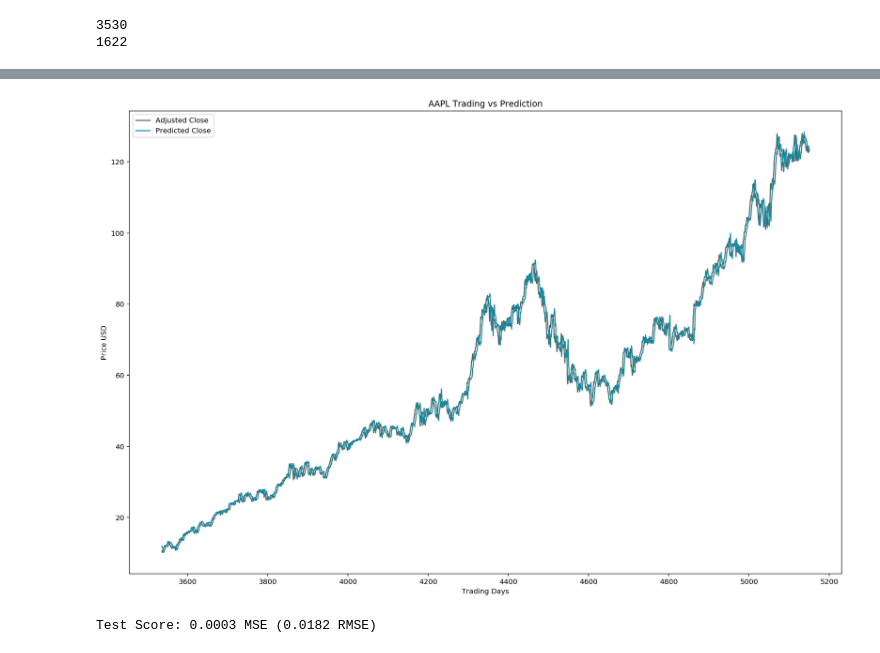
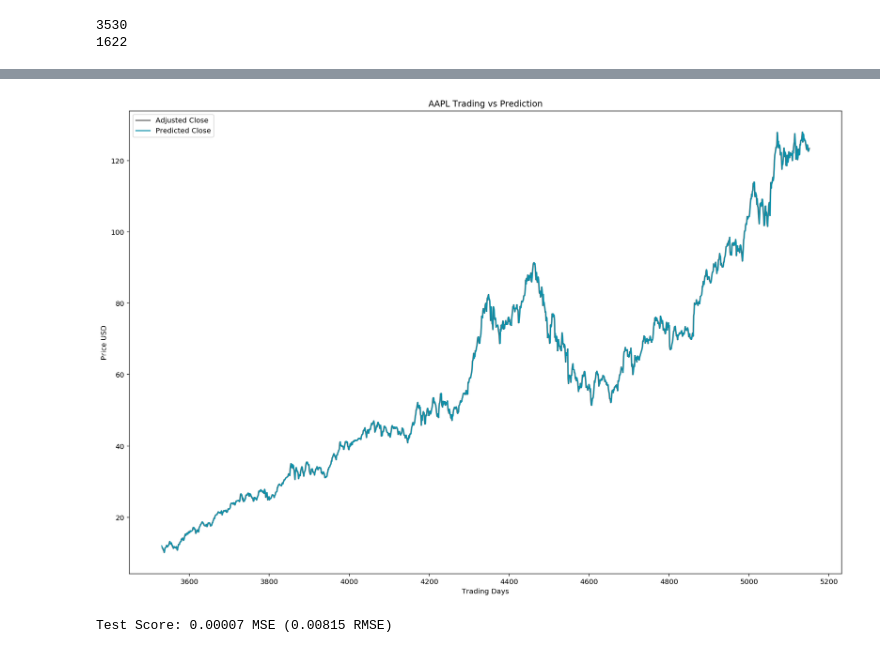
Before and after one commit to gilakos/machine-learning, a Jupyter notebook: projects/capstone/Study03-DeepLearning-MultiLayerPerceptron.ipynb, the cells around one changed output, grey strips where cells are left out. Drawn from its saved outputs; the diff is of its cells as text; code cells hidden in the pictures.

```diff
--- a/projects/capstone/Study03-DeepLearning-MultiLayerPerceptron.ipynb
+++ b/projects/capstone/Study03-DeepLearning-MultiLayerPerceptron.ipynb
@@ -200,7 +200,7 @@ def create_mlp_dataset(dataset, look_back=1):
     return np.array(dataX), np.array(dataY)
 # %%
 # Reshape dataset for MLP
-look_back = 5
+look_back = 1
 trainX, trainY = create_mlp_dataset(X_train, look_back)
 testX, testY = create_mlp_dataset(y_test, look_back)
 
@@ -229,12 +223,13 @@ array([ 0.00097069,  0.00116482,  0.00135896, ...,  0.68452728,
 # http://machinelearningmastery.com/time-series-prediction-with-deep-learning-in-python-with-keras/
 
 # Set up hyperparameters
-batch_size = 2
+batch_size = 1
 epochs = 1
+n_nodes = [8]
 
 # Create and fit Multilayer Perceptron model
 model = Sequential()
-model.add(Dense(8, input_dim=look_back, activation='relu'))
+model.add(Dense(n_nodes[0], input_dim=look_back, activation='linear'))
 model.add(Dense(1))
 
 # Compile the model
@@ -257 +252,7 @@ Epoch 1/1
 <keras.callbacks.History at 0x...>
+# %%
+# Generate predictions for training
+trainPredict = model.predict(trainX)
+testPredict = model.predict(testX, batch_size=batch_size)
+#testPredict = util.predict_sequences(model, testX)
+pprint(testPredict)
@@ -258,7 +267,5 @@ Epoch 1/1
 # %%
-# Generate predictions for training
-trainPredict = model.predict(trainX)
-testPredict = model.predict(testX)
+# Rescale predictions for plotting
 trainPredict_rescaled, r1 = util.scale_range(np.array(trainPredict), input_range=[0.0, 1.0], target_range=y_bounds)
 testPredict_rescaled, r2 = util.scale_range(np.array(testPredict), input_range=[0.0, 1.0], target_range=y_bounds)
 
@@ -269,37 +276,37 @@ trainPredictPlot[look_back:len(trainPredict_rescaled)+look_back, :] = trainPredi
 
 # shift test predictions for plotting
 testPredictPlot = np.empty_like(X_scaled)
 testPredictPlot[:, :] = np.nan
 testPredictPlot[len(trainPredict_rescaled)+(look_back*2)+1:len(X_scaled)-1, :] = testPredict_rescaled
 
 # Create actual values in aligned array
 yPlot = np.empty_like(y_scaled)
 yPlot[:, :] = np.nan
 yPlot[-len(testPredict_rescaled):, :] = y_all[-len(testPredict_rescaled):]
 
 
 # Set up plot
 fig = plt.figure()
 ax = fig.add_subplot(111)
 
 # Add labels
 plt.ylabel('Price USD')
 plt.xlabel('Trading Days')
 # Plot actual and predicted close values
 
 plt.plot(yPlot,'#5F5F5F', label='Adjusted Close')
 plt.plot(testPredictPlot, '#0C91AB', label='Predicted Close')
 
 # Set title
 ax.set_title(base_ticker + ' Trading vs Prediction')
 ax.legend(loc='upper left')
 
 plt.show()
 # %% [output]
-[figure, old version]
+[figure, new version]
 # %%
 # The mean squared error
 testScore = model.evaluate(testX, testY, verbose=0)
-print('Test Score: %.4f MSE (%.4f RMSE)' % (testScore, math.sqrt(testScore)))
+print('Test Score: %.5f MSE (%.5f RMSE)' % (testScore, math.sqrt(testScore)))
 # %% [output]
-Test Score: 0.0003 MSE (0.0182 RMSE)
+Test Score: 0.00007 MSE (0.00815 RMSE)
```
Also changed, not shown: parts of 7 cells of this notebook, 13 other files.
